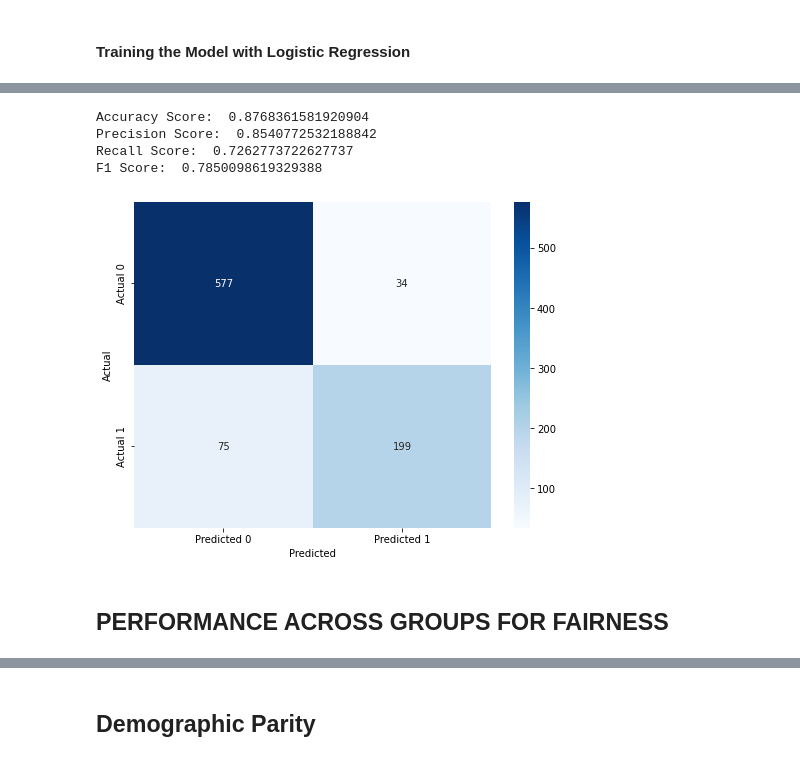
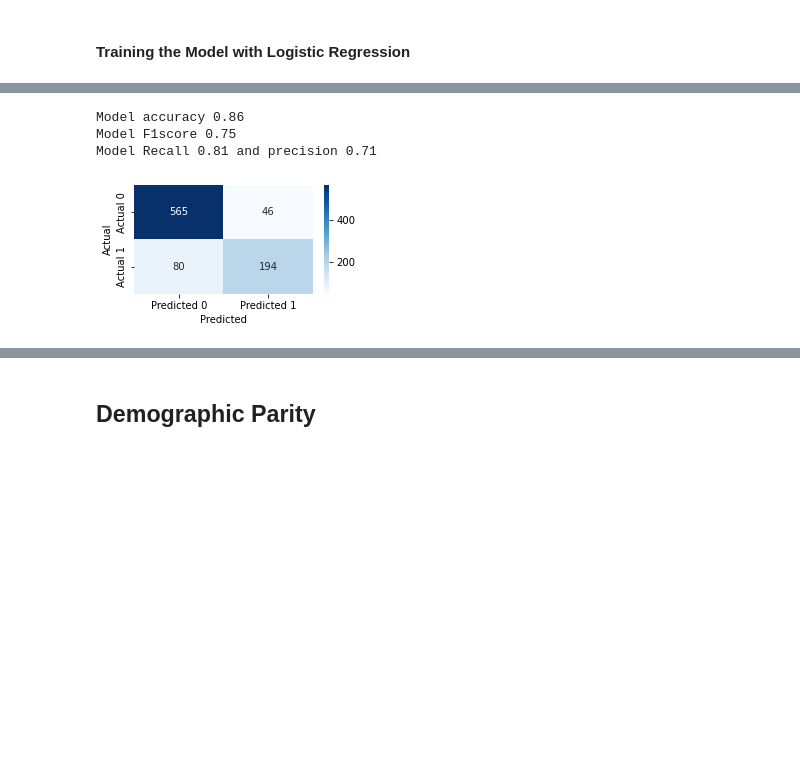
Before and after one commit to KANUBALAD/ML-Fairness-in-School-DropOut-, a Jupyter notebook: Notebooks/ML_Logistic_regression.ipynb, the cells around one changed output, grey strips where cells are left out. Cells and saved outputs as stored; diff of their text form; code cells hidden in the pictures; blank space fills up the shorter version.

```diff
--- a/Notebooks/ML_Logistic_regression.ipynb
+++ b/Notebooks/ML_Logistic_regression.ipynb
@@ -100,0 +45,7 @@ memory usage: 1.1 MB
+# %%
+clf = RandomForestClassifier()
+clf = clf.fit(X, y)
+model = SelectFromModel(clf, prefit=True)
+X_new = model.transform(X)
+selected_features = X.columns[model.get_support()]
+print(f'The most important features from the RF Classifier are: {selected_features}')
@@ -134,24 +63,26 @@ Cross-Entropy Loss: 4.253959111138861
-# %%
-print("Accuracy Score: ",accuracy_score(y_test,y_pred))
-print("Precision Score: ", precision_score(y_test, y_pred))
-print("Recall Score: ", recall_score(y_test, y_pred))
-print("F1 Score: ", f1_score(y_test, y_pred))
-# %% [output]
-Accuracy Score:  0.8768361581920904
-Precision Score:  0.8540772532188842
-Recall Score:  0.7262773722627737
-F1 Score:  0.7850098619329388
+# %%
+X = df_school[selected_features]
+sensitive_attribute = df_school[['Marital status', 'Nacionality', 'Gender']]
+X_train, X_test, y_train, y_test, sens_train, sens_test = train_test_split(X, y,sensitive_attribute, test_size=0.2, random_state=1)
+logistic_model = LogisticRegression()
+logistic_model.fit(X_train,y_train )
+y_predictions = logistic_model.predict(X_test)
+print(f'Model accuracy {round(accuracy_score(y_predictions, y_test), 2)}')
+print(f'Model F1score {round(f1_score(y_predictions, y_test), 2)}')
+print(f'Model Recall {round(recall_score(y_predictions, y_test), 2)} and precision {round(precision_score(y_predictions, y_test), 2)}')
+# %% [output]
+Model accuracy 0.86
+Model F1score 0.75
+Model Recall 0.81 and precision 0.71
 # %%
 def plot_confusions(ytest, ypred):
-    cm = confusion_matrix(y_test, y_pred)
-    plt.figure(figsize=(8, 6))
+    cm = confusion_matrix(y_test, ypred)
+    plt.figure(figsize=(4, 2))
     sns.heatmap(cm, annot=True, fmt='d', cmap='Blues', xticklabels=['Predicted 0', 'Predicted 1'], yticklabels=['Actual 0', 'Actual 1'])
     plt.ylabel('Actual')
     plt.xlabel('Predicted')
     plt.show()
 # %%
-plot_confusions(y_test,y_pred)
+plot_confusions(y_test, y_predictions)
 # %% [output]
-[figure, old version]
+[figure, new version]
-# %% [markdown]
-## PERFORMANCE ACROSS GROUPS FOR FAIRNESS
```
Also changed, not shown: parts of 27 cells of this notebook.
